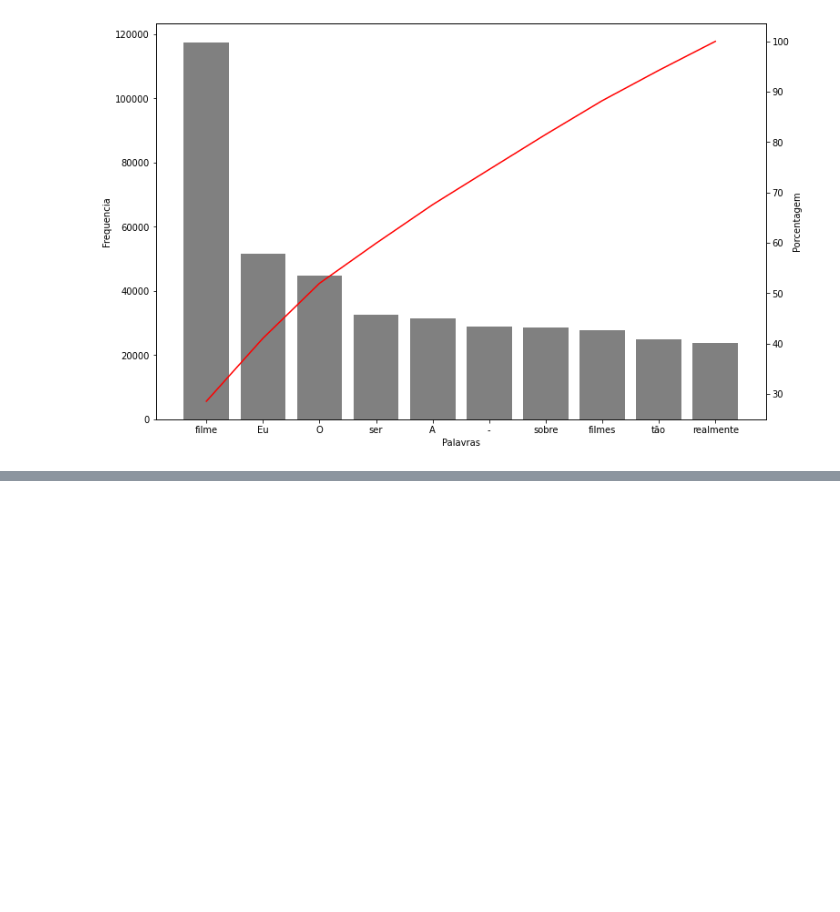
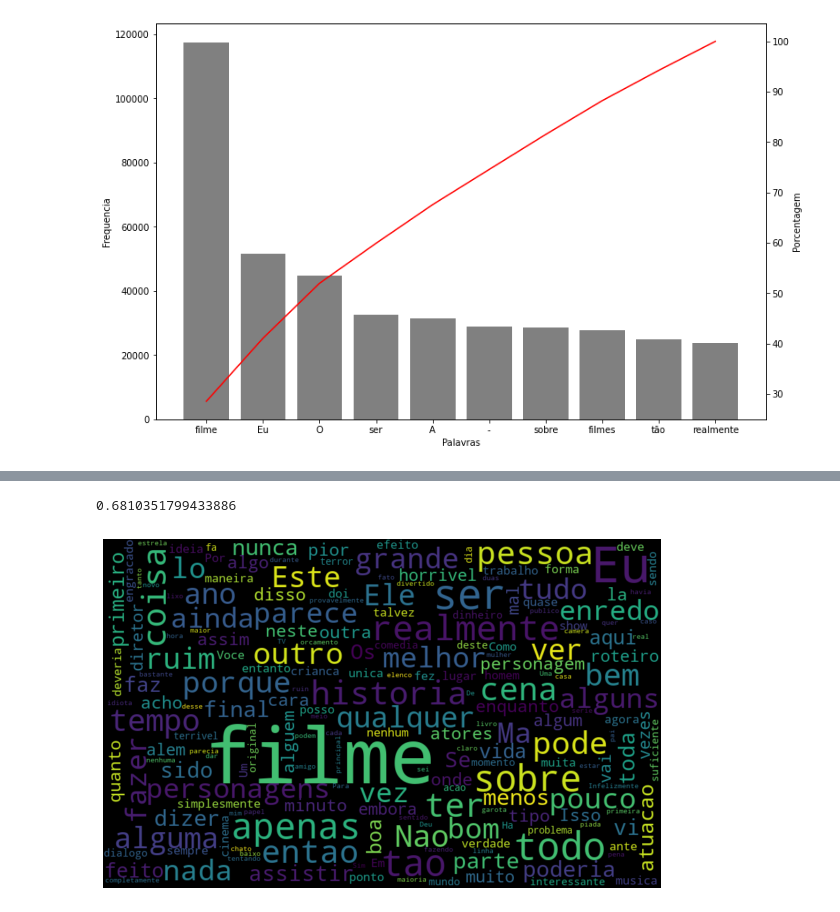
Before and after one commit to jsilverio13/alura, a Jupyter notebook: DataScience/machine-learning/nlp-intro-analise-sentimento/nlp_intro_analise_sentimento.ipynb, the cells around one changed output, grey strips where cells are left out. Drawn from its saved outputs; the diff is of its cells as text; code cells hidden in the pictures; blank space fills up the shorter version.

```diff
--- a/DataScience/machine-learning/nlp-intro-analise-sentimento/nlp_intro_analise_sentimento.ipynb
+++ b/DataScience/machine-learning/nlp-intro-analise-sentimento/nlp_intro_analise_sentimento.ipynb
@@ -290,0 +363,2 @@ pareto(resenha,"tratamento_1", 10)
+# %%
+sem_acentos = [unidecode.unidecode(texto) for texto in resenha["tratamento_2"]]
@@ -290,0 +369,2 @@ pareto(resenha,"tratamento_1", 10)
+# %%
+stopwords_sem_acento = [unidecode.unidecode(texto) for texto in pontuacao_stopwords]
@@ -290,0 +391,13 @@ pareto(resenha,"tratamento_1", 10)
+# %%
+resenha["tratamento_3"] = sem_acentos
+
+frase_processada = list()
+for opiniao in resenha["tratamento_3"]:
+    nova_frase = list()
+    palavras_texto = token_pontuacao.tokenize(opiniao)
+    for palavra in palavras_texto:
+        if palavra not in stopwords_sem_acento:
+            nova_frase.append(palavra)
+    frase_processada.append(' '.join(nova_frase))
+
+resenha["tratamento_3"] = frase_processada
@@ -290,0 +413,9 @@ pareto(resenha,"tratamento_1", 10)
+# %%
+acuracia_tratamento3 = classificar_texto(resenha, "tratamento_3", "classificacao")
+print(acuracia_tratamento3)
+# %% [output]
+0.6810351799433886
+# %%
+nuvem_palavras_neg(resenha, "tratamento_3")
+# %% [output]
+[figure, added]
```
Also changed, not shown: parts of 50 cells of this notebook, 1 other file.
